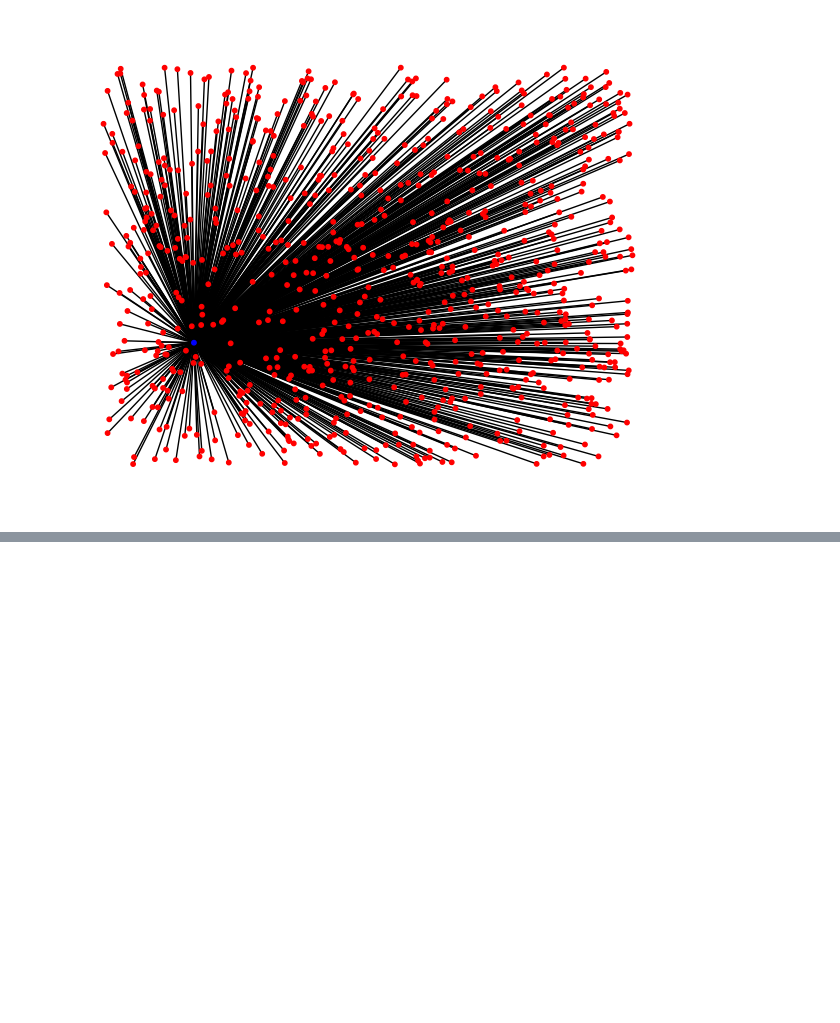
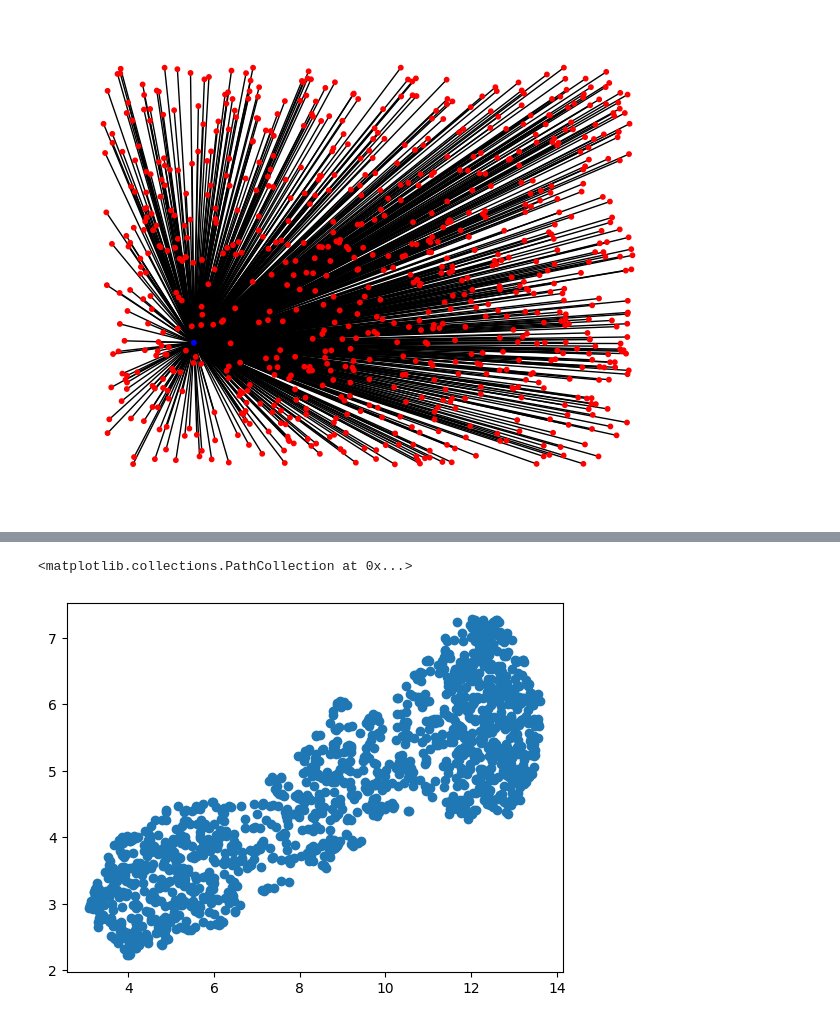
Before and after one commit to ermahechap/NS4DA_projects, a Jupyter notebook: FinalProject/Recommender.ipynb, the cells around one changed output, grey strips where cells are left out. Cells and saved outputs as stored; diff of their text form; code cells hidden in the pictures; blank space fills up the shorter version.

```diff
--- a/FinalProject/Recommender.ipynb
+++ b/FinalProject/Recommender.ipynb
@@ -609,0 +782,7 @@ AtlasView({'I-5': {'s': 3.0881902412725597}, 'I-213': {'s': 2.702032675541928},
+# %%
+reduced_embeddings = umap.UMAP(n_neighbors=10, n_components=2, min_dist=0.0, metric='cosine').fit_transform(embeddings)
+# %%
+plt.scatter(reduced_embeddings[:,0], reduced_embeddings[:,1])
+# %% [output]
+<matplotlib.collections.PathCollection at 0x...>
+[figure, added]
```
Also changed, not shown: parts of 51 cells of this notebook.
